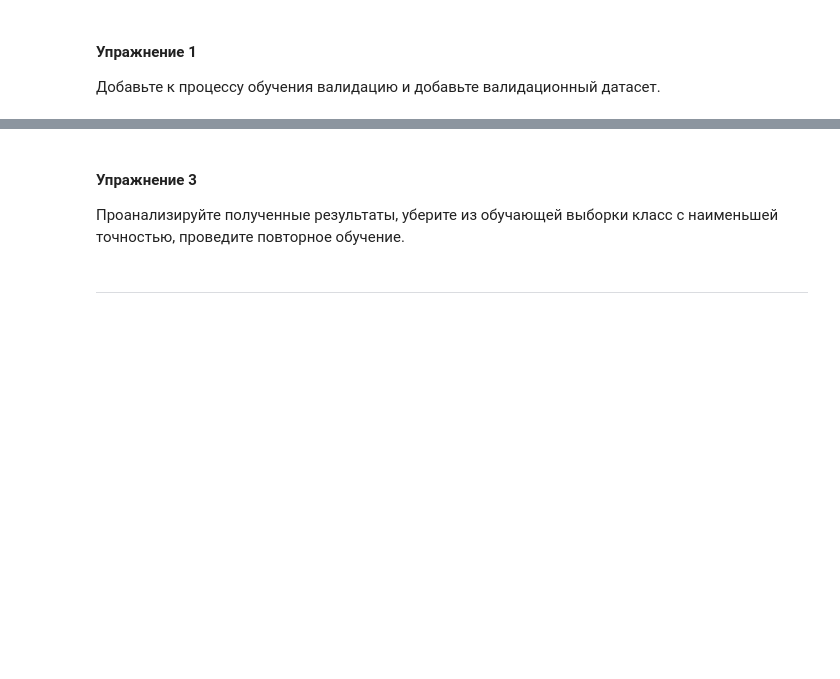
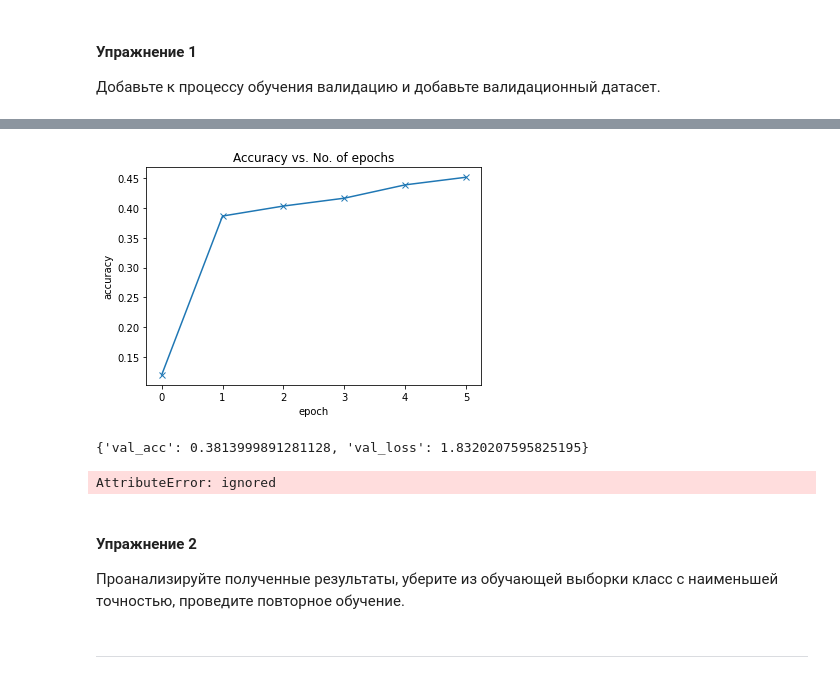
Before and after one commit to newu2012/ComputerVisionCourse, a Jupyter notebook: Практики/lab4_classification_cnn_torch.ipynb, the cells around one changed output, grey strips where cells are left out. Saved outputs shown, nothing was run; the diff lists cells and outputs as text; code cells hidden in the pictures; blank space fills up the shorter version.

```diff
--- a/Практики/lab4_classification_cnn_torch.ipynb
+++ b/Практики/lab4_classification_cnn_torch.ipynb
@@ -382,0 +598,7 @@ Accuracy of truck : 57 %
+# %%
+def plot_accuracies(history):
+    accuracies = [x['val_acc'] for x in history]
+    plt.plot(accuracies, '-x')
+    plt.xlabel('epoch')
+    plt.ylabel('accuracy')
+    plt.title('Accuracy vs. No. of epochs');
@@ -383,5 +617,32 @@ Accuracy of truck : 57 %
+# %%
+plot_accuracies(history)
+# %% [output]
+[figure, added]
+# %%
+evaluate(model, test_loader)
+# %% [output]
+{'val_acc': 0.3813999891281128, 'val_loss': 1.8320207595825195}
+# %%
+def imshow(img):
+    img = img / 2 + 0.5     # unnormalize
+    npimg = img.numpy()
+
+    plt.figure(figsize=(16,4))
+    plt.imshow(np.transpose(npimg, (1, 2, 0)))
+    plt.show()
+
+batch = train_loader
+
+dataiter = iter(train_loader)
+images, labels = dataiter.next()
+
+imshow(torchvision.utils.make_grid(images))
+
+print(' '.join('%5s' % classes[labels[j]] for j in range(4)))
+# %% [output]
+AttributeError: ignored
 # %% [markdown]
-#### Упражнение 3
+#### Упражнение 2
 Проанализируйте полученные результаты, уберите из обучающей выборки класс с наименьшей точностью, проведите повторное обучение.
 # %% [markdown]
 - - -
```
Also changed, not shown: parts of 44 cells of this notebook.
